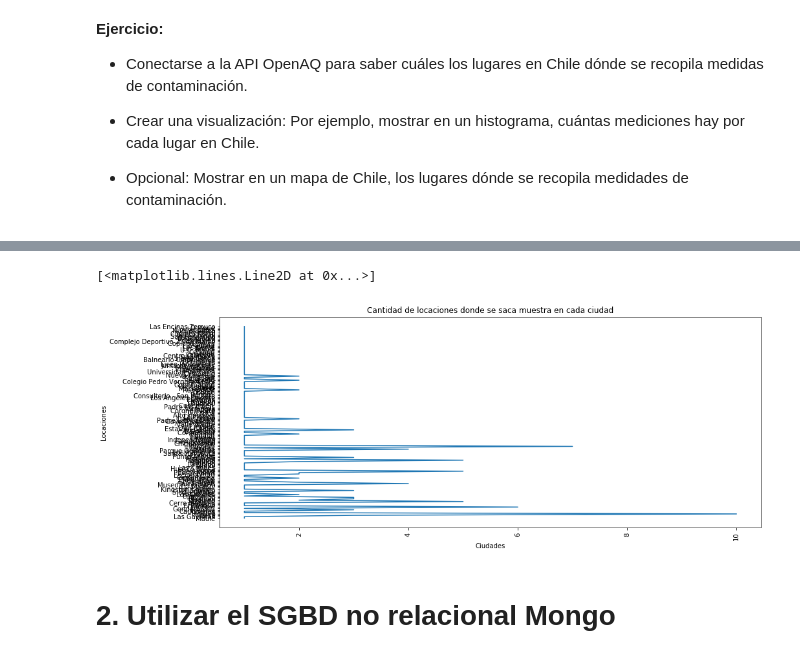
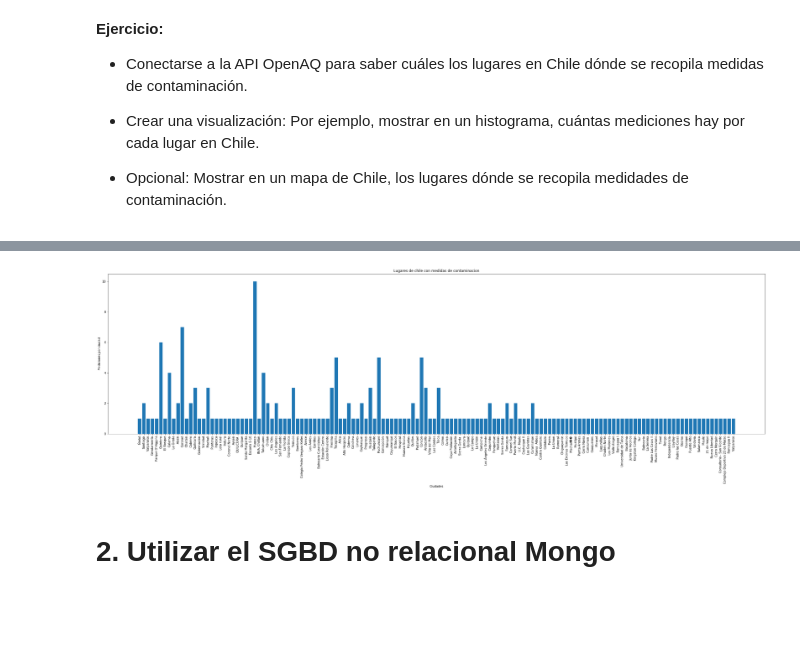
Before and after one commit to Axi0mA/INFO261, a Jupyter notebook: Guias de Ejercicios (Notebooks)/INFO261 - Notebook 5 - Uso de APIs, datos JSON e Introducción al SGBD Mongo.ipynb, the cells around one changed output, grey strips where cells are left out. Drawn from its saved outputs; the diff is of its cells as text; code cells hidden in the pictures; blank space fills up the shorter version.

```diff
--- a/Guias de Ejercicios (Notebooks)/INFO261 - Notebook 5 - Uso de APIs, datos JSON e Introducción al SGBD Mongo.ipynb
+++ b/Guias de Ejercicios (Notebooks)/INFO261 - Notebook 5 - Uso de APIs, datos JSON e Introducción al SGBD Mongo.ipynb
@@ -281,55 +280,16 @@ chile_df2.sort_values(['city'],ascending=True)
 140 rows × 2 columns
-# %%
-# importar la librería Requests que sirve para enviar consultas HTTP
-import requests
-import pandas as pd
-import matplotlib.pyplot as plt
-
-from pandas.io.json import json_normalize
-
-
-# api-endpoint
-endpoint = "https://api.openaq.org/v1/cities"
-parameters = "?country=CL&limit=1000"
-URL = endpoint+parameters
-
-r = requests.get(url = URL)
-
-# extracting data in json format
-data_chile = r.json()
-
-#Fase de normalización que permite transformar un objeto JSON en columnas
-data_normalized=json_normalize(data_chile['results'])
-chile_df = pd.DataFrame(data_normalized)
-
-#Filtrar por ciudad y locacion
-chile_df2=chile_df[['city','locations']]
-#Renombrar la columna "date.local" para simplificar
-#valdivia_df2 = valdivia_df2.rename(columns={'date.local': 'date'})
-
-chile_df2.sort_values(['city'],ascending=True)
-
-#############################################################################
-
-#Definición del tamaño de la figura
-plt.figure(figsize=(15,6))
-
-#Definición de los datos que sirven de eje X e Y
-x_co = chile_df2['city']
-y_co = chile_df2['locations']
-
-#Leyenda
-plt.xlabel('Ciudades')
-plt.ylabel('Locaciones')
-plt.title('Cantidad de locaciones donde se saca muestra en cada ciudad')
-plt.xticks(rotation=90)
-
-#Dibujar la visualización
-
-plt.plot(x_co,y_co)
-# %% [output]
-[<matplotlib.lines.Line2D at 0x...>]
-[figure, removed]
+# %%
+plt.figure(figsize=(40,10))
+x_co = chile_df2['city']
+y_co = chile_df2['locations']
+plt.xlabel('Ciudades')
+plt.ylabel('Mediciones por ciudad')
+plt.title('Lugares de chile con medidas de contaminacion')
+plt.xticks(rotation=90)
+plt.bar(x_co,y_co)
+plt.show()
+# %% [output]
+[figure, added]
 # %% [markdown]
 # 2. Utilizar el SGBD no relacional Mongo
 # %% [markdown]
```
Also changed, not shown: parts of 5 cells of this notebook, 7 other files.
